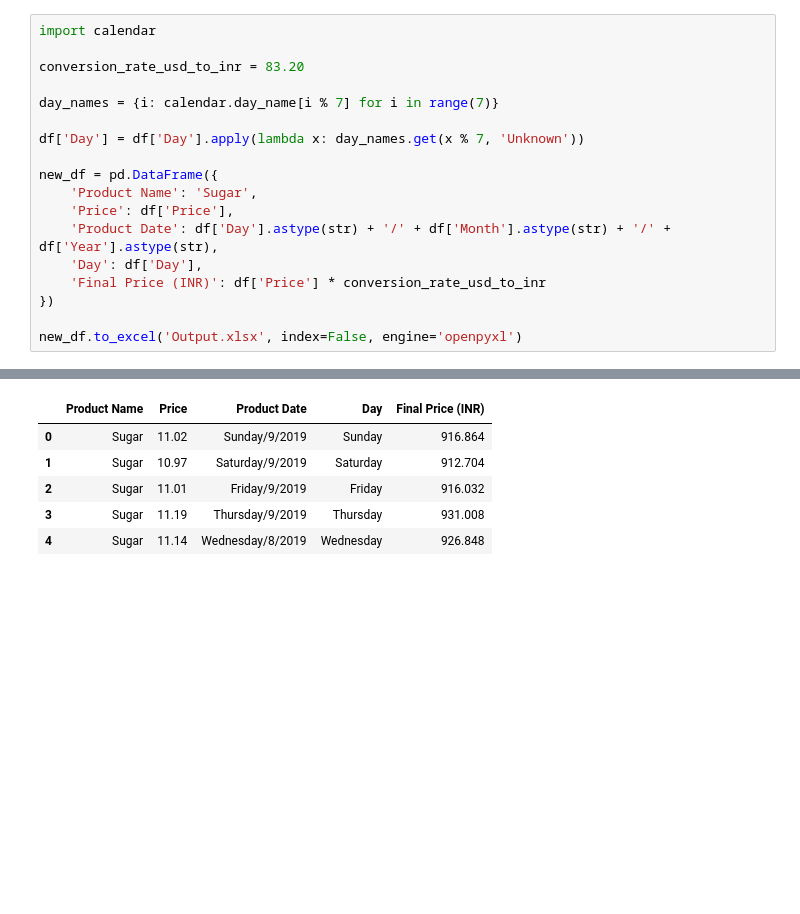
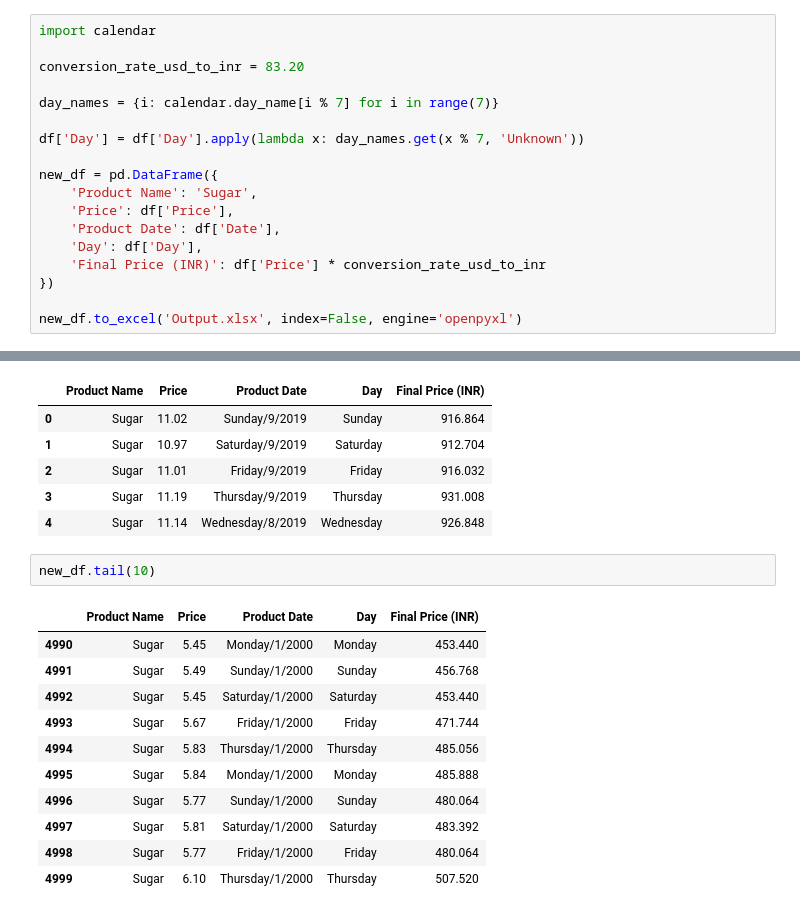
Before and after one commit to vinayiet/Data-Analysis, a Jupyter notebook: data_analysis.ipynb, the cells around one changed output, grey strips where cells are left out. Drawn from its saved outputs; the diff is of its cells as text; blank space fills up the shorter version.

```diff
--- a/data_analysis.ipynb
+++ b/data_analysis.ipynb
@@ -536,7 +524,7 @@ df['Day'] = df['Day'].apply(lambda x: day_names.get(x % 7, 'Unknown'))
 new_df = pd.DataFrame({
     'Product Name': 'Sugar',
     'Price': df['Price'],
-    'Product Date': df['Day'].astype(str) + '/' + df['Month'].astype(str) + '/' + df['Year'].astype(str),
+    'Product Date': df['Date'],
     'Day': df['Day'],
     'Final Price (INR)': df['Price'] * conversion_rate_usd_to_inr
 })
@@ -551,3 +539,17 @@ new_df.head()
 | 2 | Sugar | 11.01 | Friday/9/2019 | Friday | 916.032 |
 | 3 | Sugar | 11.19 | Thursday/9/2019 | Thursday | 931.008 |
 | 4 | Sugar | 11.14 | Wednesday/8/2019 | Wednesday | 926.848 |
+# %%
+new_df.tail(10)
+# %% [output]
+|  | Product Name | Price | Product Date | Day | Final Price (INR) |
+| 4990 | Sugar | 5.45 | Monday/1/2000 | Monday | 453.440 |
+| 4991 | Sugar | 5.49 | Sunday/1/2000 | Sunday | 456.768 |
+| 4992 | Sugar | 5.45 | Saturday/1/2000 | Saturday | 453.440 |
+| 4993 | Sugar | 5.67 | Friday/1/2000 | Friday | 471.744 |
+| 4994 | Sugar | 5.83 | Thursday/1/2000 | Thursday | 485.056 |
+| 4995 | Sugar | 5.84 | Monday/1/2000 | Monday | 485.888 |
+| 4996 | Sugar | 5.77 | Sunday/1/2000 | Sunday | 480.064 |
+| 4997 | Sugar | 5.81 | Saturday/1/2000 | Saturday | 483.392 |
+| 4998 | Sugar | 5.77 | Friday/1/2000 | Friday | 480.064 |
+| 4999 | Sugar | 6.10 | Thursday/1/2000 | Thursday | 507.520 |
```
Also changed, not shown: parts of 5 cells of this notebook, 1 other file.
